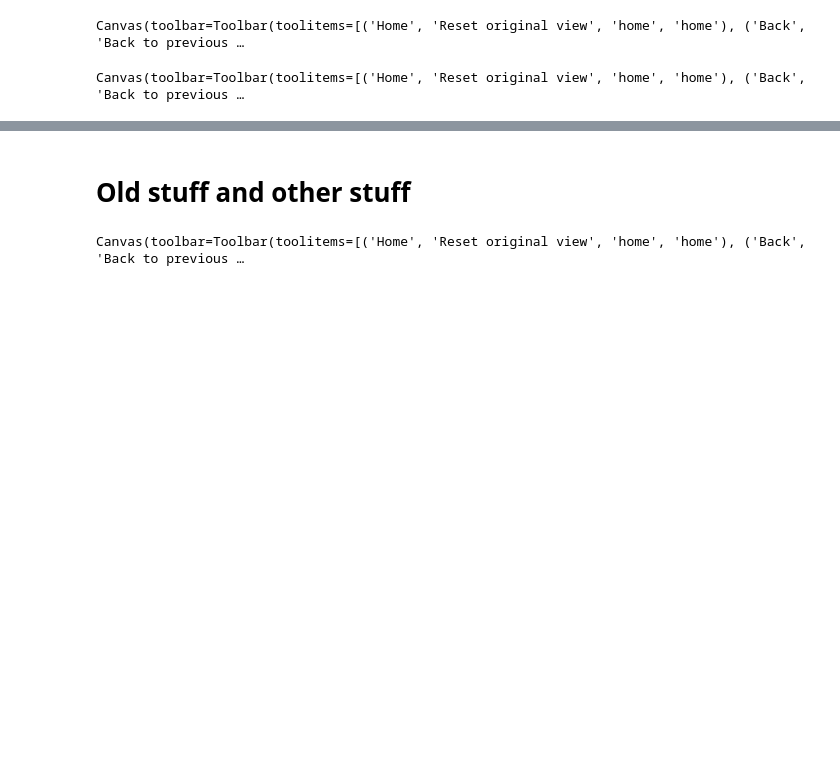
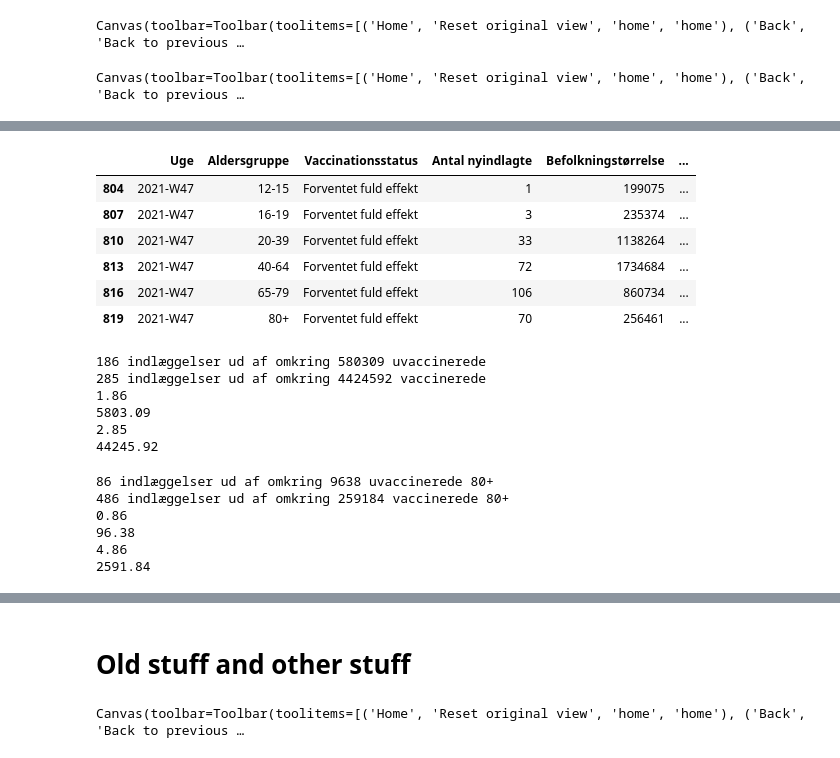
Before and after one commit to PandemiXcenter/PandemiX, a Jupyter notebook: notebooks/BreakthroughHeatmaps.ipynb, the cells around one changed output, grey strips where cells are left out. Cells and saved outputs as stored; diff of their text form; code cells hidden in the pictures; blank space fills up the shorter version.

```diff
--- a/notebooks/BreakthroughHeatmaps.ipynb
+++ b/notebooks/BreakthroughHeatmaps.ipynb
@@ -959,0 +954,54 @@ ValueError: Length of values (14) does not match length of index (13)
+# %%
+thisdfUnvacc = dfUnvacc[dfUnvacc.Uge == '2021-W47']
+thisdfVacc = dfVacc[dfVacc.Uge == '2021-W47']
+thisdfVacc
+# %% [output]
+|  | Uge | Aldersgruppe | Vaccinationsstatus | Antal nyindlagte | Befolkningstørrelse | ... |
+| 804 | 2021-W47 | 12-15 | Forventet fuld effekt | 1 | 199075 | ... |
+| 807 | 2021-W47 | 16-19 | Forventet fuld effekt | 3 | 235374 | ... |
+| 810 | 2021-W47 | 20-39 | Forventet fuld effekt | 33 | 1138264 | ... |
+| 813 | 2021-W47 | 40-64 | Forventet fuld effekt | 72 | 1734684 | ... |
+| 816 | 2021-W47 | 65-79 | Forventet fuld effekt | 106 | 860734 | ... |
+| 819 | 2021-W47 | 80+ | Forventet fuld effekt | 70 | 256461 | ... |
+# %%
+totHospUnva = thisdfUnvacc['Antal nyindlagte'].sum()
+totHospVacc = thisdfVacc['Antal nyindlagte'].sum()
+
+avgPopUnva = int(np.round(thisdfUnvacc.Befolkningstørrelse.sum()))
+avgPopVacc = int(np.round(thisdfVacc.Befolkningstørrelse.sum()))
+
+print(f'{totHospUnva} indlæggelser ud af omkring {avgPopUnva} uvaccinerede')
+print(f'{totHospVacc} indlæggelser ud af omkring {avgPopVacc} vaccinerede')
+
+print(totHospUnva/100)
+print(avgPopUnva/100)
+print(totHospVacc/100)
+print(avgPopVacc/100)
+# %% [output]
+186 indlæggelser ud af omkring 580309 uvaccinerede
+285 indlæggelser ud af omkring 4424592 vaccinerede
+1.86
+5803.09
+2.85
+44245.92
+# %%
+totHospUnva = agedfUnvacc['Antal nyindlagte'].sum()
+totHospVacc = agedfVacc['Antal nyindlagte'].sum()
+
+avgPopUnva = int(np.round(agedfUnvacc.Befolkningstørrelse.mean()))
+avgPopVacc = int(np.round(agedfVacc.Befolkningstørrelse.mean()))
+
+print(f'{totHospUnva} indlæggelser ud af omkring {avgPopUnva} uvaccinerede 80+')
+print(f'{totHospVacc} indlæggelser ud af omkring {avgPopVacc} vaccinerede 80+')
+
+print(totHospUnva/100)
+print(avgPopUnva/100)
+print(totHospVacc/100)
+print(avgPopVacc/100)
+# %% [output]
+86 indlæggelser ud af omkring 9638 uvaccinerede 80+
+486 indlæggelser ud af omkring 259184 vaccinerede 80+
+0.86
+96.38
+4.86
+2591.84
```
Also changed, not shown: parts of 4 cells of this notebook, 2 other files.
